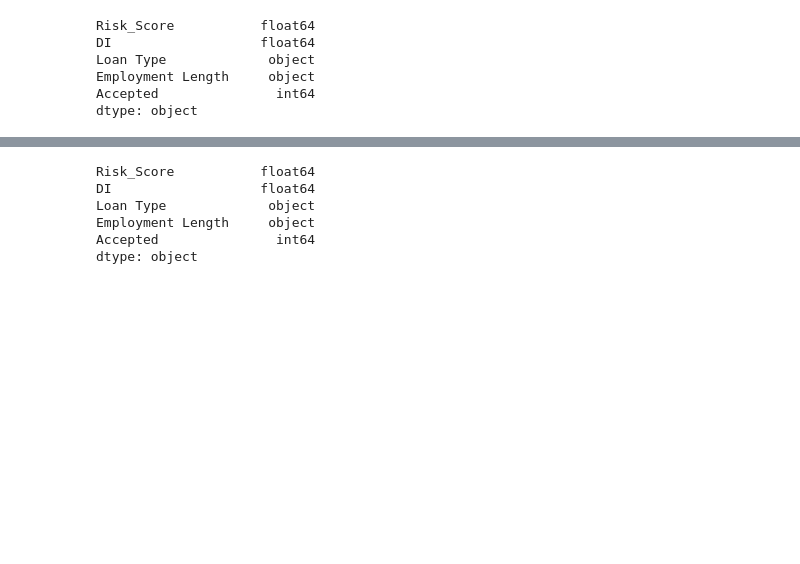
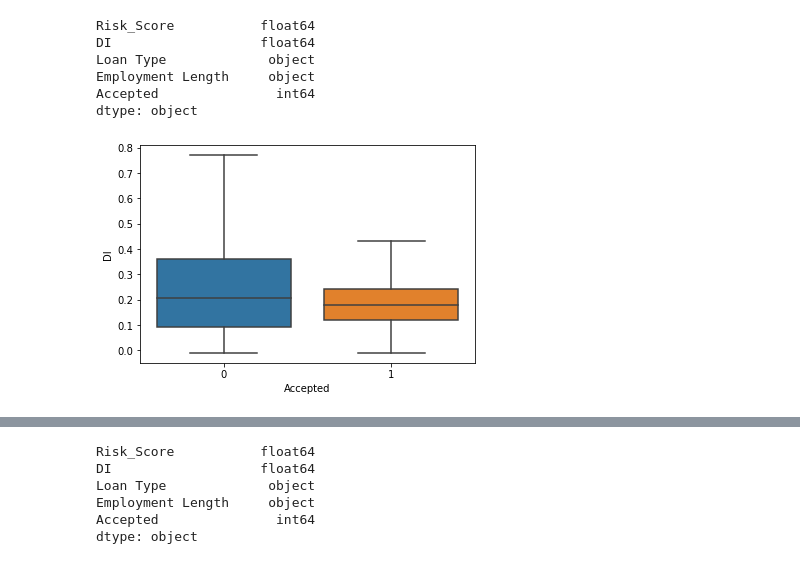
Before and after one commit to Amar-raj-j6380/Lending_Club, a Jupyter notebook: Data/Combo_4_DropNA.ipynb, the cells around one changed output, grey strips where cells are left out. Saved outputs shown, nothing was run; the diff lists cells and outputs as text; code cells hidden in the pictures; blank space fills up the shorter version.

```diff
--- a/Data/Combo_4_DropNA.ipynb
+++ b/Data/Combo_4_DropNA.ipynb
@@ -79,3 +112,7 @@ Loan Type             object
 Employment Length     object
 Accepted               int64
 dtype: object
+# %%
+sns.boxplot(data=combo, y='DI', x='Accepted', showfliers=False);
+# %% [output]
+[figure, added]
```
Also changed, not shown: parts of 24 cells of this notebook, 11 other files.
